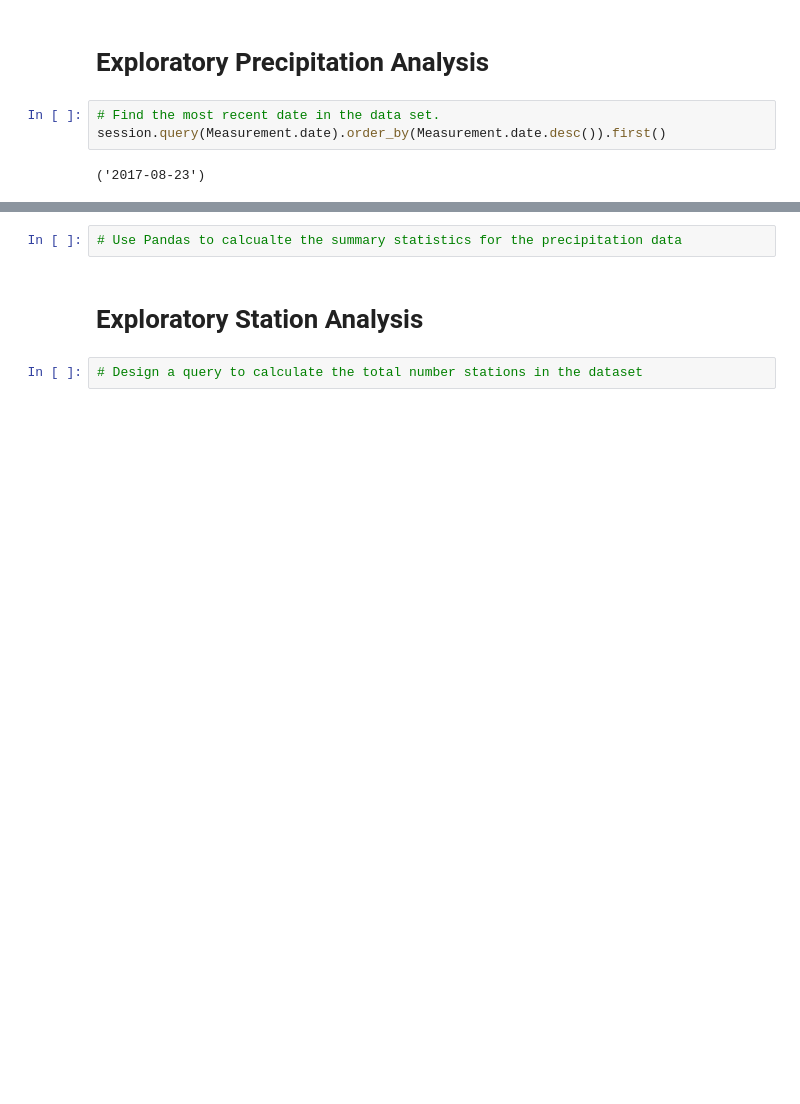
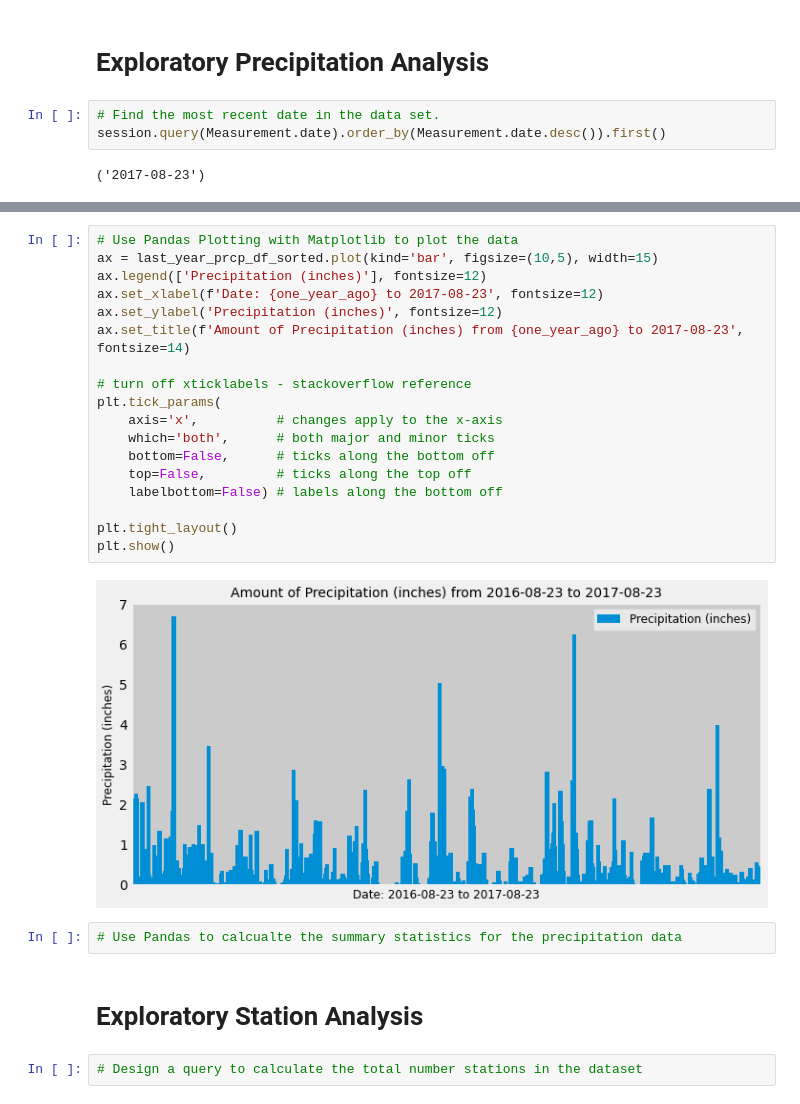
Before and after one commit to austin3216/sqlalchemy-challenge, a Jupyter notebook: climate_starter.ipynb, the cells around one changed output, grey strips where cells are left out. Cells and saved outputs as stored; diff of their text form; blank space fills up the shorter version.

```diff
--- a/climate_starter.ipynb
+++ b/climate_starter.ipynb
@@ -104,3 +102,23 @@ last_year_prcp_df_sorted.head()
+# %%
+# Use Pandas Plotting with Matplotlib to plot the data
+ax = last_year_prcp_df_sorted.plot(kind='bar', figsize=(10,5), width=15)
+ax.legend(['Precipitation (inches)'], fontsize=12)
+ax.set_xlabel(f'Date: {one_year_ago} to 2017-08-23', fontsize=12)
+ax.set_ylabel('Precipitation (inches)', fontsize=12)
+ax.set_title(f'Amount of Precipitation (inches) from {one_year_ago} to 2017-08-23', fontsize=14)
+
+# turn off xticklabels - stackoverflow reference
+plt.tick_params(
+    axis='x',          # changes apply to the x-axis
+    which='both',      # both major and minor ticks
+    bottom=False,      # ticks along the bottom off
+    top=False,         # ticks along the top off
+    labelbottom=False) # labels along the bottom off
+
+plt.tight_layout()
+plt.show()
+# %% [output]
+[figure, added]
 # %%
 # Use Pandas to calcualte the summary statistics for the precipitation data
 # %% [markdown]
```
Also changed, not shown: parts of 2 cells of this notebook.
